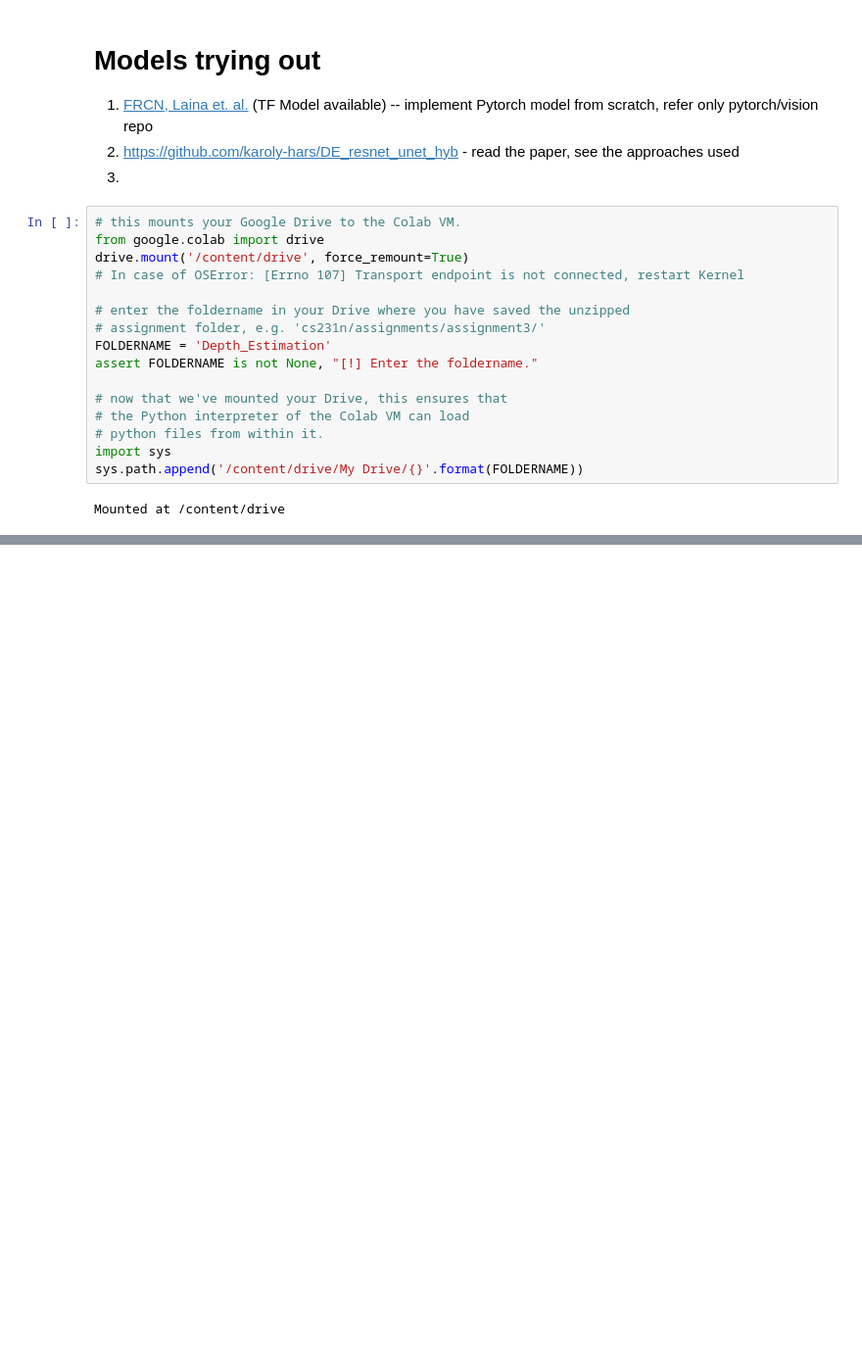
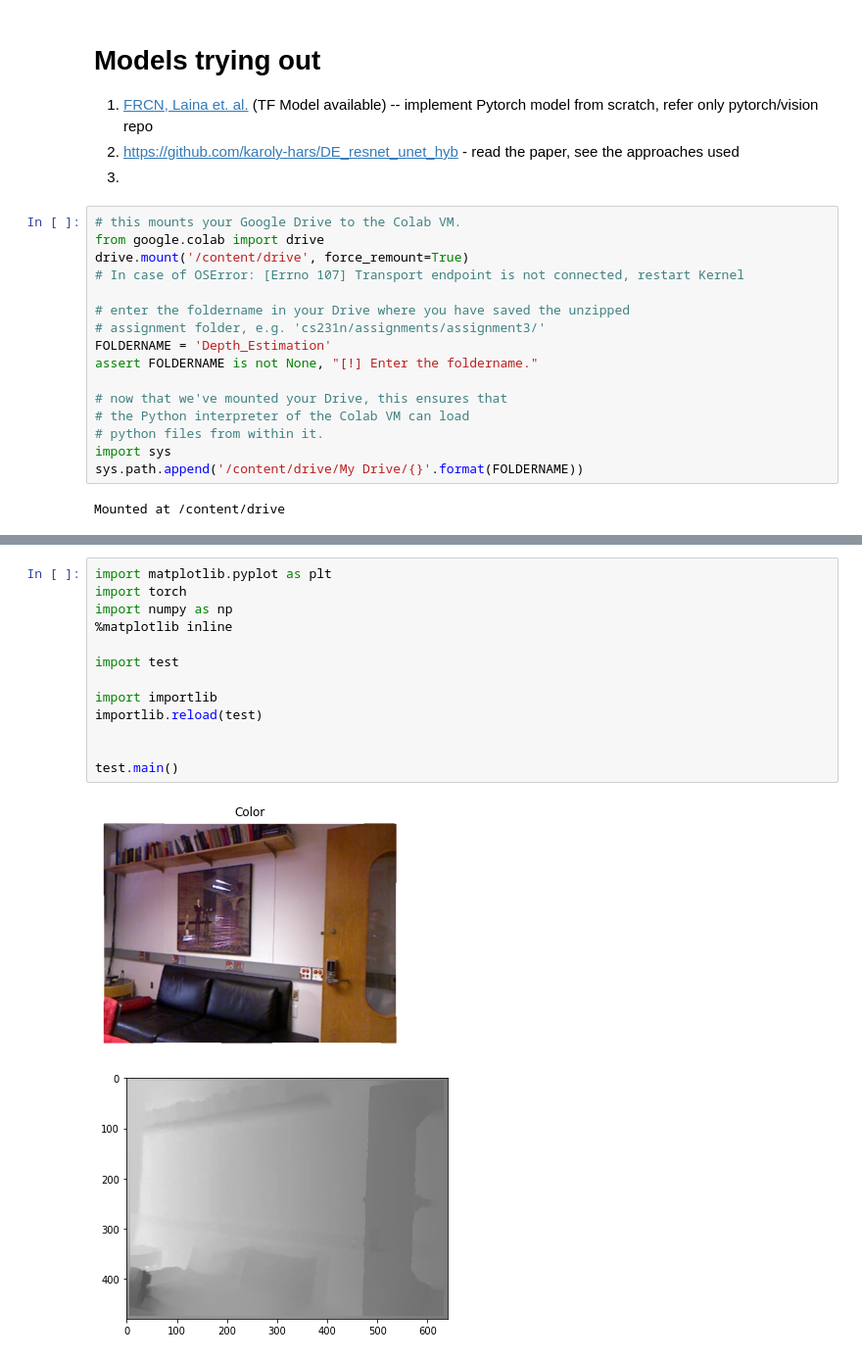
Before and after one commit to ashok-arjun/Monocular-Depth-Estimation, a Jupyter notebook: Depth Estimation.ipynb, the cells around one changed output, grey strips where cells are left out. Shown at 98% size. Cells and saved outputs as stored; diff of their text form; blank space fills up the shorter version.

Commit message:
displayed image

```diff
--- a/Depth Estimation.ipynb
+++ b/Depth Estimation.ipynb
@@ -129,0 +72,16 @@ TypeError: Cannot handle this data type: (1, 1, 1), |u1
+# %%
+import matplotlib.pyplot as plt
+import torch
+import numpy as np
+%matplotlib inline
+
+import test
+
+import importlib
+importlib.reload(test)
+
+
+test.main()
+# %% [output]
+[figure, added]
+[figure, added]
```
Also changed, not shown: parts of 7 cells of this notebook, 2 other files.
